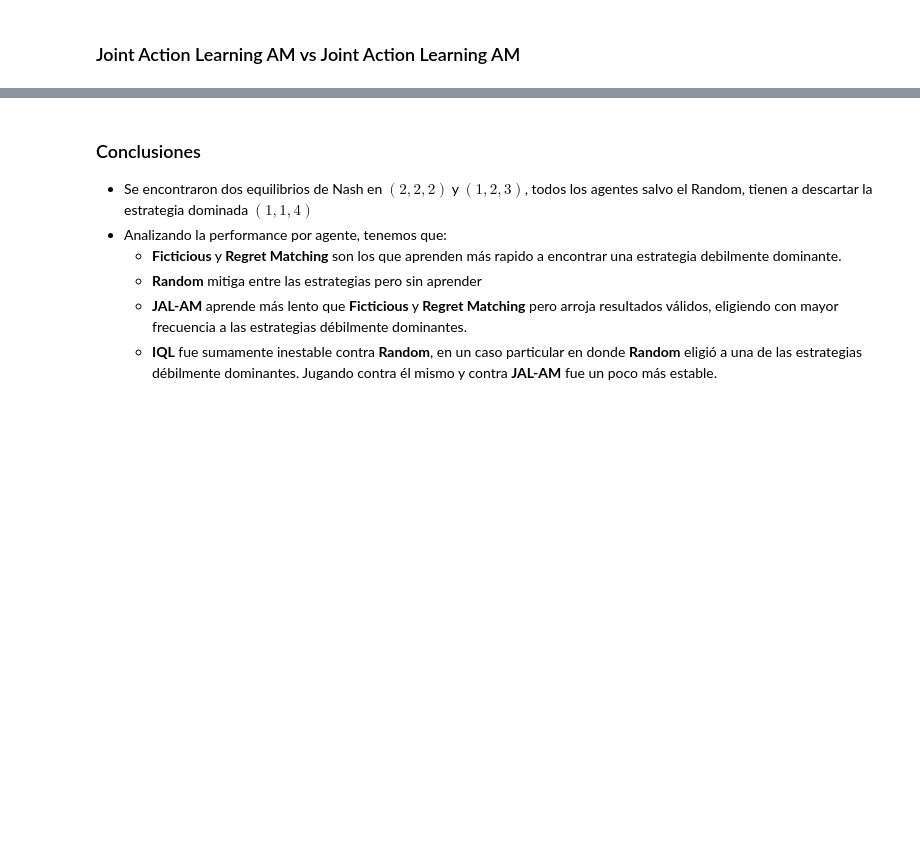
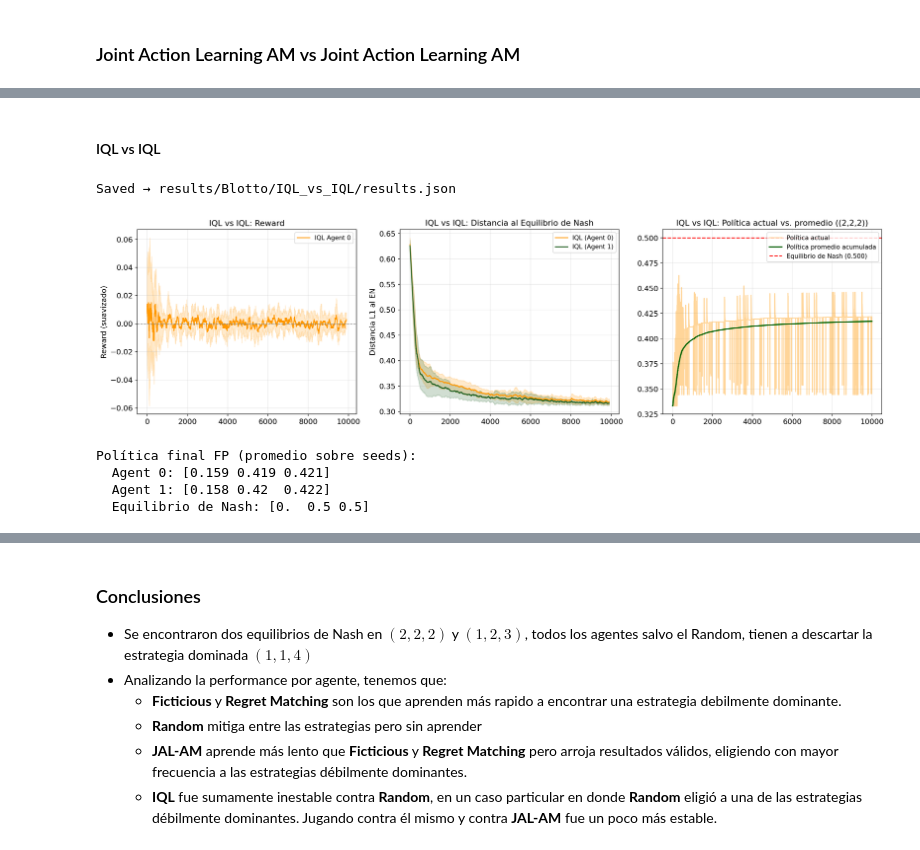
Before and after one commit to mmussio85/simultaneous-games, a Jupyter notebook: Blotto.ipynb, the cells around one changed output, grey strips where cells are left out. Cells and saved outputs as stored; diff of their text form; code cells hidden in the pictures; blank space fills up the shorter version.

```diff
--- a/Blotto.ipynb
+++ b/Blotto.ipynb
@@ -340,0 +411,20 @@ plot_convergence(history, checkpoints, 'Convergencia: JAL-AM vs JAL-AM — Blott
+# %% [markdown]
+#### IQL vs IQL
+# %%
+
+rewards_iql, pol0_iql, pol1_iql = run_experiment_and_plot(
+    BLOTTO_FACTORY, IndependentQLearning, IndependentQLearning,
+    NE=NE_BLOTTO, color=COLORS['IQL'],
+    game_name='Blotto', experiment_name='IQL_vs_IQL',
+    agent0_label='IQL', agent1_label='IQL',
+    action_label='(2,2,2)', action_idx=2,
+    n_episodes=N_EPISODES, n_seeds=N_SEEDS,
+    agent0_kwargs=IQL_KWARGS, agent1_kwargs=IQL_KWARGS,
+)
+# %% [output]
+Saved → results/Blotto/IQL_vs_IQL/results.json
+[figure, added]
+Política final FP (promedio sobre seeds):
+  Agent 0: [0.159 0.419 0.421]
+  Agent 1: [0.158 0.42  0.422]
+  Equilibrio de Nash: [0.  0.5 0.5]
```
Also changed, not shown: parts of 35 cells of this notebook, 1 other file.
